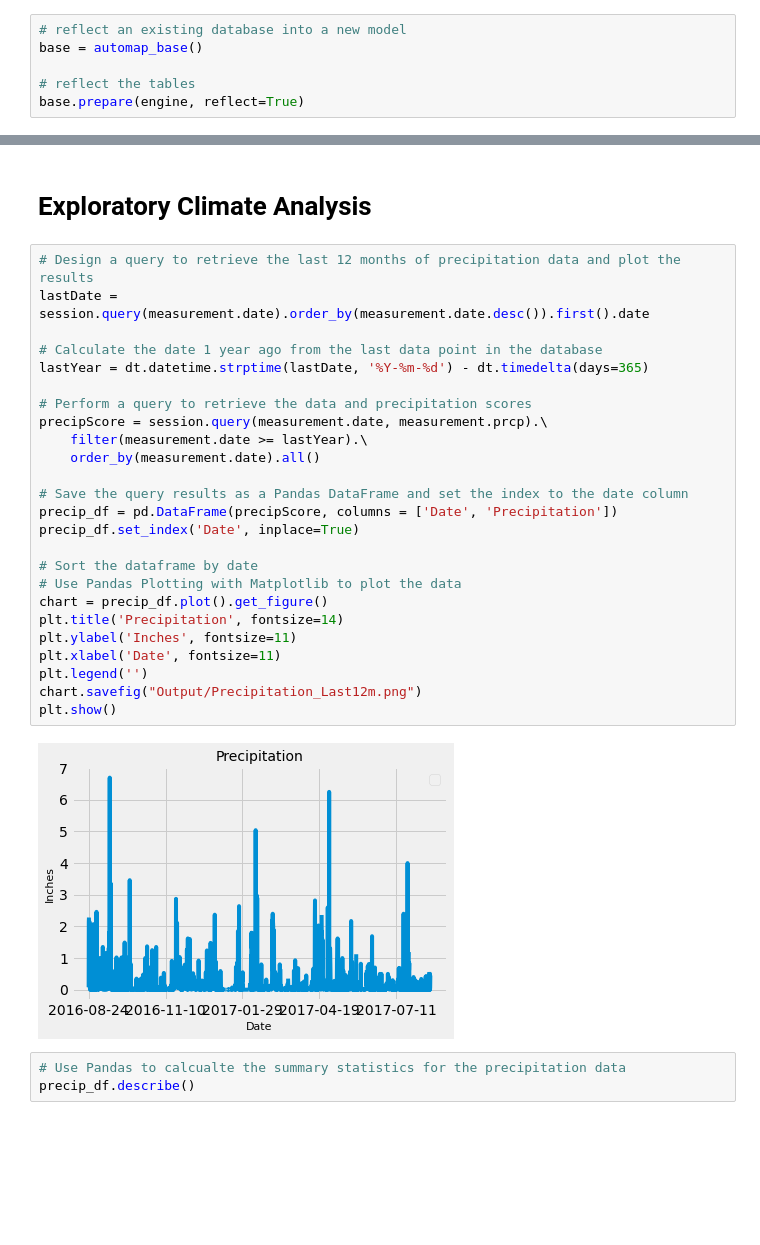
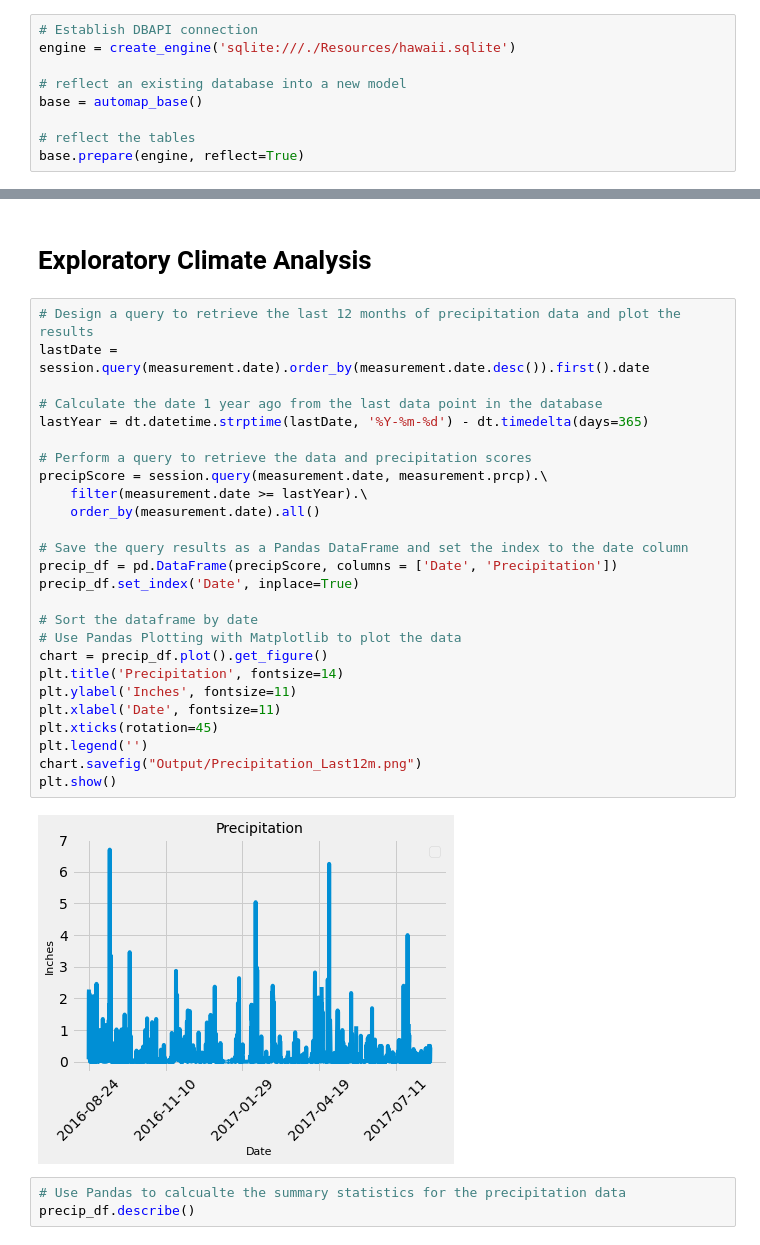
Before and after one commit to CCC-GH/sqlalchemy-challenge, a Jupyter notebook: sqlalchemy_jupyter.ipynb, the cells around one changed output, grey strips where cells are left out. Cells and saved outputs as stored; diff of their text form; blank space fills up the shorter version.

```diff
--- a/sqlalchemy_jupyter.ipynb
+++ b/sqlalchemy_jupyter.ipynb
@@ -18,6 +18,9 @@ from sqlalchemy.ext.automap import automap_base
 from sqlalchemy.orm import Session
 from sqlalchemy import create_engine, func
 # %%
+# Establish DBAPI connection
+engine = create_engine('sqlite:///./Resources/hawaii.sqlite')
+
 # reflect an existing database into a new model
 base = automap_base()
 
@@ -38,30 +43,31 @@ session = Session(engine)
 # %%
 # Design a query to retrieve the last 12 months of precipitation data and plot the results
 lastDate = session.query(measurement.date).order_by(measurement.date.desc()).first().date
 
 # Calculate the date 1 year ago from the last data point in the database
 lastYear = dt.datetime.strptime(lastDate, '%Y-%m-%d') - dt.timedelta(days=365)
 
 # Perform a query to retrieve the data and precipitation scores
 precipScore = session.query(measurement.date, measurement.prcp).\
     filter(measurement.date >= lastYear).\
     order_by(measurement.date).all()
 
 # Save the query results as a Pandas DataFrame and set the index to the date column
 precip_df = pd.DataFrame(precipScore, columns = ['Date', 'Precipitation'])
 precip_df.set_index('Date', inplace=True)
 
 # Sort the dataframe by date
 # Use Pandas Plotting with Matplotlib to plot the data
 chart = precip_df.plot().get_figure()
 plt.title('Precipitation', fontsize=14)
 plt.ylabel('Inches', fontsize=11)
 plt.xlabel('Date', fontsize=11)
+plt.xticks(rotation=45)
 plt.legend('')
 chart.savefig("Output/Precipitation_Last12m.png")
 plt.show()
 # %% [output]
-[figure, old version]
+[figure, new version]
 # %%
 # Use Pandas to calcualte the summary statistics for the precipitation data
 precip_df.describe()
```
Also changed, not shown: parts of 3 cells of this notebook, 4 other files.
